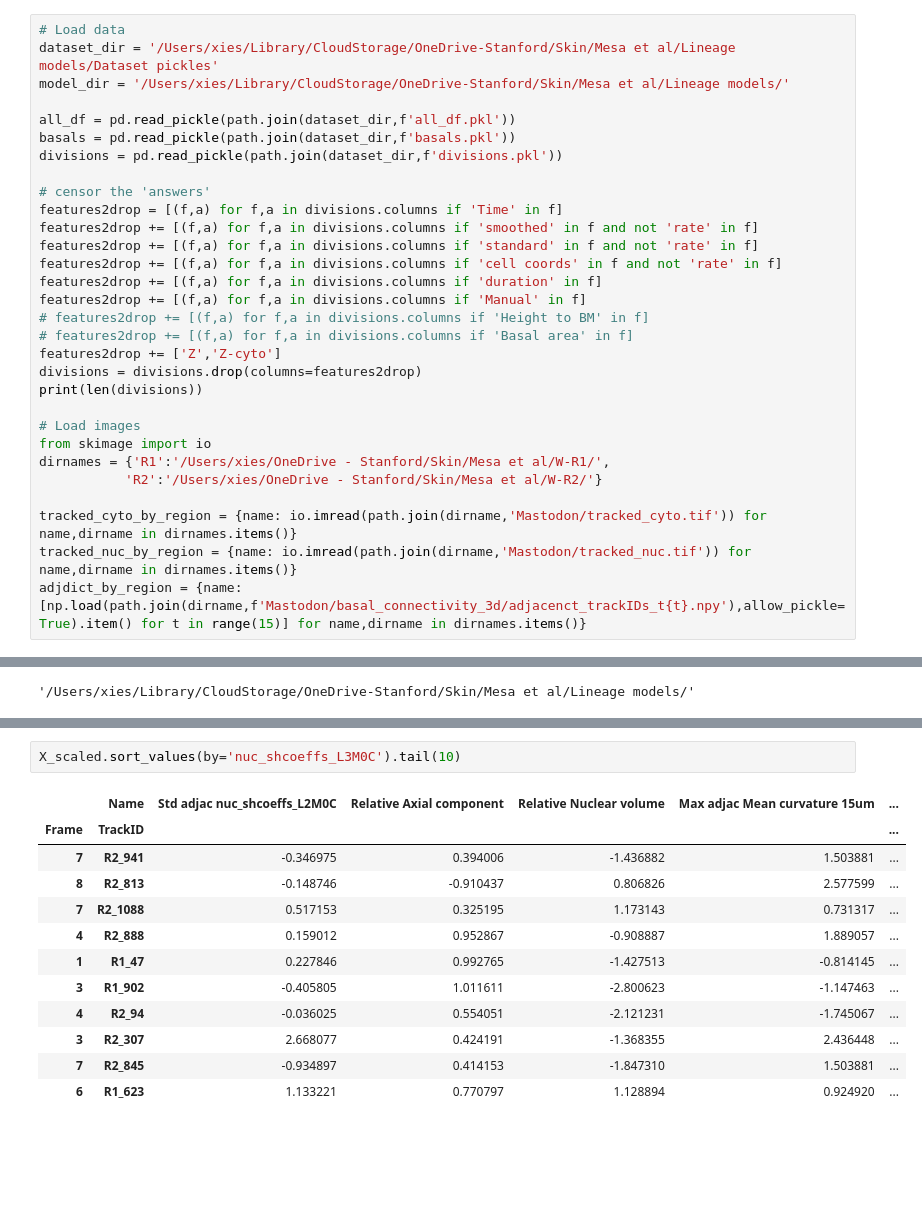
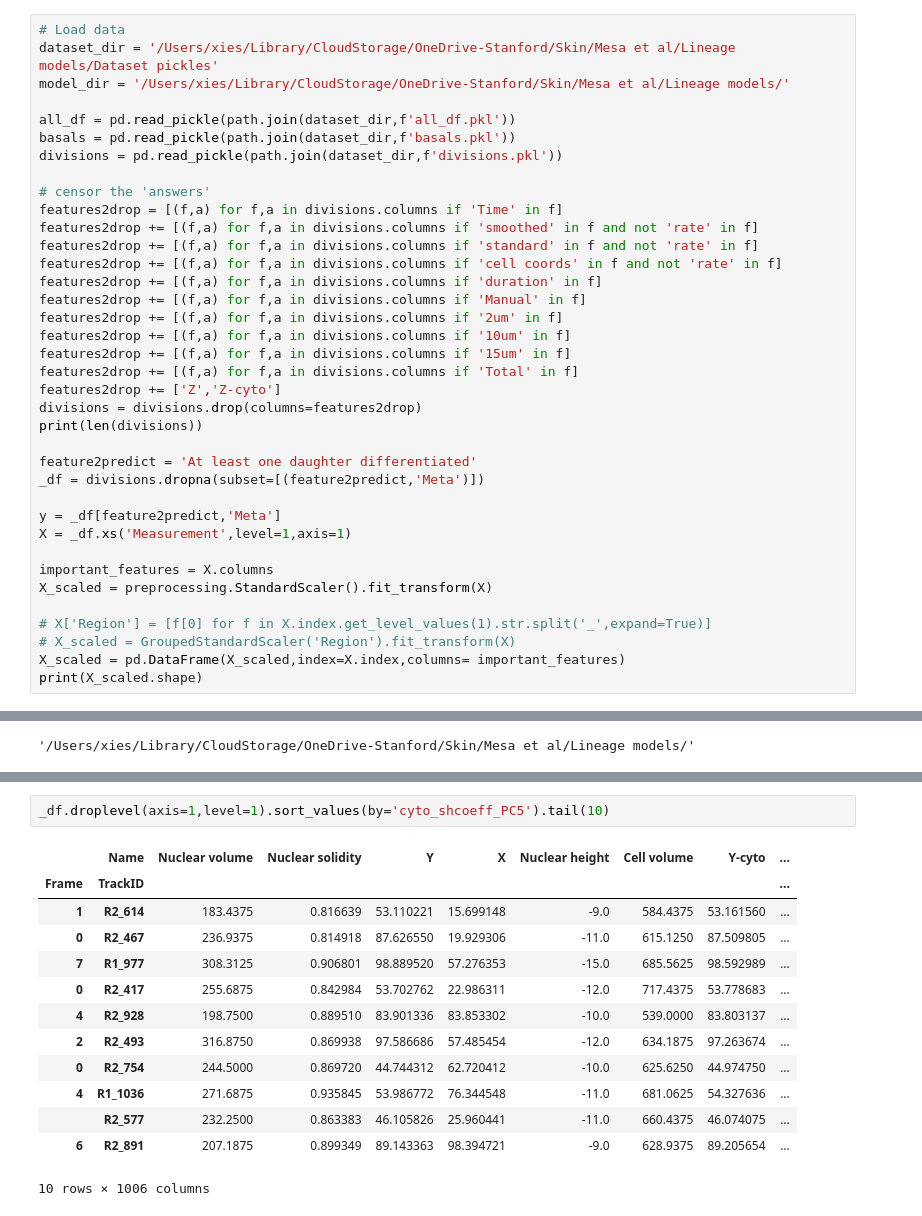
Before and after one commit to xies/mouse_skin_size_control, a Jupyter notebook: 2025_lineage_analysis/prediction_model_notebooks/linear_models/GLM_classify_division.ipynb, the cells around one changed output, grey strips where cells are left out. Drawn from its saved outputs; the diff is of its cells as text; blank space fills up the shorter version.

```diff
--- a/2025_lineage_analysis/prediction_model_notebooks/linear_models/GLM_classify_division.ipynb
+++ b/2025_lineage_analysis/prediction_model_notebooks/linear_models/GLM_classify_division.ipynb
@@ -53,19 +271,26 @@ features2drop += [(f,a) for f,a in divisions.columns if 'standard' in f and not
 features2drop += [(f,a) for f,a in divisions.columns if 'cell coords' in f and not 'rate' in f]
 features2drop += [(f,a) for f,a in divisions.columns if 'duration' in f]
 features2drop += [(f,a) for f,a in divisions.columns if 'Manual' in f]
-# features2drop += [(f,a) for f,a in divisions.columns if 'Height to BM' in f]
-# features2drop += [(f,a) for f,a in divisions.columns if 'Basal area' in f]
+features2drop += [(f,a) for f,a in divisions.columns if '2um' in f]
+features2drop += [(f,a) for f,a in divisions.columns if '10um' in f]
+features2drop += [(f,a) for f,a in divisions.columns if '15um' in f]
+features2drop += [(f,a) for f,a in divisions.columns if 'Total' in f]
 features2drop += ['Z','Z-cyto']
 divisions = divisions.drop(columns=features2drop)
 print(len(divisions))
 
-# Load images
-from skimage import io
-dirnames = {'R1':'/Users/xies/OneDrive - Stanford/Skin/Mesa et al/W-R1/',
-           'R2':'/Users/xies/OneDrive - Stanford/Skin/Mesa et al/W-R2/'}
+feature2predict = 'At least one daughter differentiated'
+_df = divisions.dropna(subset=[(feature2predict,'Meta')])
 
-tracked_cyto_by_region = {name: io.imread(path.join(dirname,'Mastodon/tracked_cyto.tif')) for name,dirname in dirnames.items()}
-tracked_nuc_by_region = {name: io.imread(path.join(dirname,'Mastodon/tracked_nuc.tif')) for name,dirname in dirnames.items()}
-adjdict_by_region = {name: [np.load(path.join(dirname,f'Mastodon/basal_connectivity_3d/adjacenct_trackIDs_t{t}.npy'),allow_pickle=True).item() for t in range(15)] for name,dirname in dirnames.items()}
+y = _df[feature2predict,'Meta']
+X = _df.xs('Measurement',level=1,axis=1)
+
+important_features = X.columns
+X_scaled = preprocessing.StandardScaler().fit_transform(X)
+
+# X['Region'] = [f[0] for f in X.index.get_level_values(1).str.split('_',expand=True)]
+# X_scaled = GroupedStandardScaler('Region').fit_transform(X)
+X_scaled = pd.DataFrame(X_scaled,index=X.index,columns= important_features)
+print(X_scaled.shape)
 # %% [output]
 668
@@ -264,16 +675,17 @@ fig.savefig(path.join(model_dir,'Linear_model_division/PCA_top20_fate_colored.sv
 # %%
-X_scaled.sort_values(by='nuc_shcoeffs_L3M0C').tail(10)
+_df.droplevel(axis=1,level=1).sort_values(by='cyto_shcoeff_PC5').tail(10)
 # %% [output]
-|  | Name | Std adjac nuc_shcoeffs_L2M0C | Relative Axial component | Relative Nuclear volume | Max adjac Mean curvature 15um | ... |
-| Frame | TrackID |  |  |  |  | ... |
-| 7 | R2_941 | -0.346975 | 0.394006 | -1.436882 | 1.503881 | ... |
-| 8 | R2_813 | -0.148746 | -0.910437 | 0.806826 | 2.577599 | ... |
-| 7 | R2_1088 | 0.517153 | 0.325195 | 1.173143 | 0.731317 | ... |
-| 4 | R2_888 | 0.159012 | 0.952867 | -0.908887 | 1.889057 | ... |
-| 1 | R1_47 | 0.227846 | 0.992765 | -1.427513 | -0.814145 | ... |
-| 3 | R1_902 | -0.405805 | 1.011611 | -2.800623 | -1.147463 | ... |
-| 4 | R2_94 | -0.036025 | 0.554051 | -2.121231 | -1.745067 | ... |
-| 3 | R2_307 | 2.668077 | 0.424191 | -1.368355 | 2.436448 | ... |
-| 7 | R2_845 | -0.934897 | 0.414153 | -1.847310 | 1.503881 | ... |
-| 6 | R1_623 | 1.133221 | 0.770797 | 1.128894 | 0.924920 | ... |
+|  | Name | Nuclear volume | Nuclear solidity | Y | X | Nuclear height | Cell volume | Y-cyto | ... |
+| Frame | TrackID |  |  |  |  |  |  |  | ... |
+| 1 | R2_614 | 183.4375 | 0.816639 | 53.110221 | 15.699148 | -9.0 | 584.4375 | 53.161560 | ... |
+| 0 | R2_467 | 236.9375 | 0.814918 | 87.626550 | 19.929306 | -11.0 | 615.1250 | 87.509805 | ... |
+| 7 | R1_977 | 308.3125 | 0.906801 | 98.889520 | 57.276353 | -15.0 | 685.5625 | 98.592989 | ... |
+| 0 | R2_417 | 255.6875 | 0.842984 | 53.702762 | 22.986311 | -12.0 | 717.4375 | 53.778683 | ... |
+| 4 | R2_928 | 198.7500 | 0.889510 | 83.901336 | 83.853302 | -10.0 | 539.0000 | 83.803137 | ... |
+| 2 | R2_493 | 316.8750 | 0.869938 | 97.586686 | 57.485454 | -12.0 | 634.1875 | 97.263674 | ... |
+| 0 | R2_754 | 244.5000 | 0.869720 | 44.744312 | 62.720412 | -10.0 | 625.6250 | 44.974750 | ... |
+| 4 | R1_1036 | 271.6875 | 0.935845 | 53.986772 | 76.344548 | -11.0 | 681.0625 | 54.327636 | ... |
+|  | R2_577 | 232.2500 | 0.863383 | 46.105826 | 25.960441 | -11.0 | 660.4375 | 46.074075 | ... |
+| 6 | R2_891 | 207.1875 | 0.899349 | 89.143363 | 98.394721 | -9.0 | 628.9375 | 89.205654 | ... |
+10 rows × 1006 columns
 # %%
```
Also changed, not shown: parts of 25 cells of this notebook, 6 other files.
